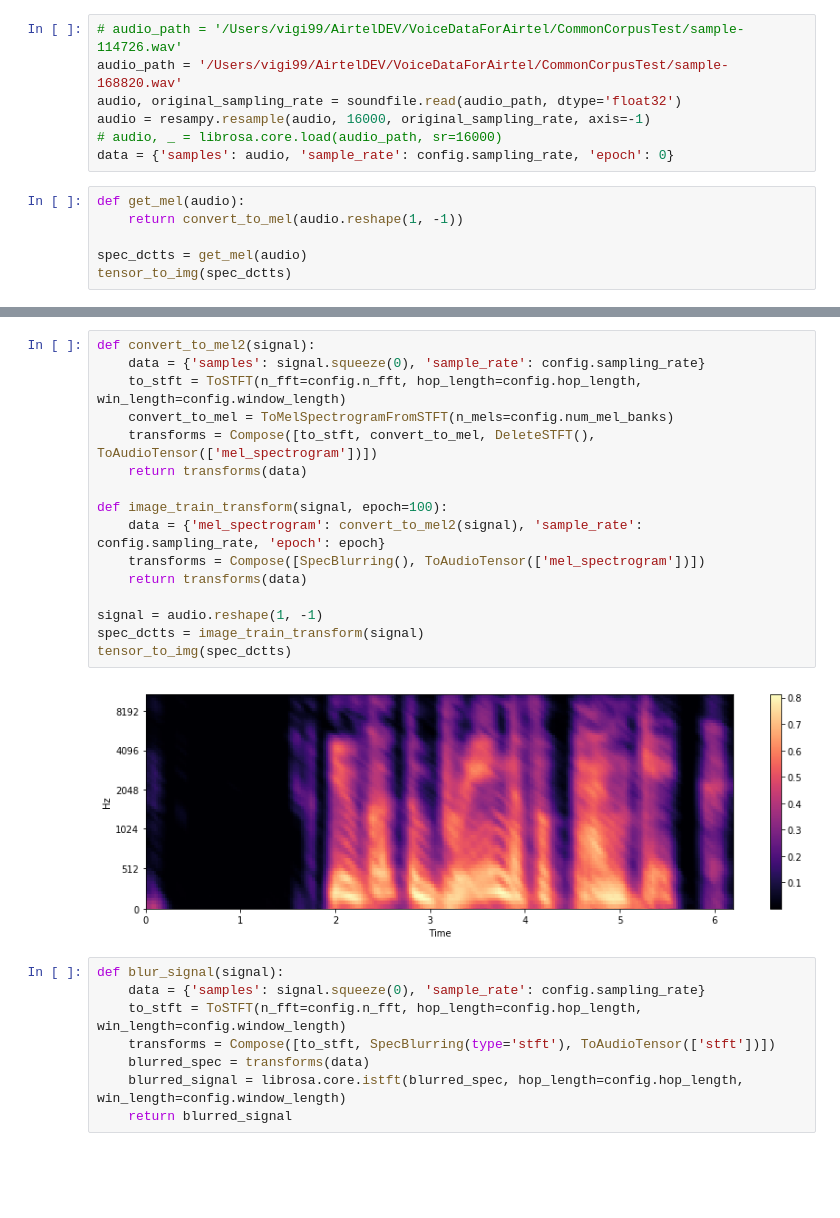
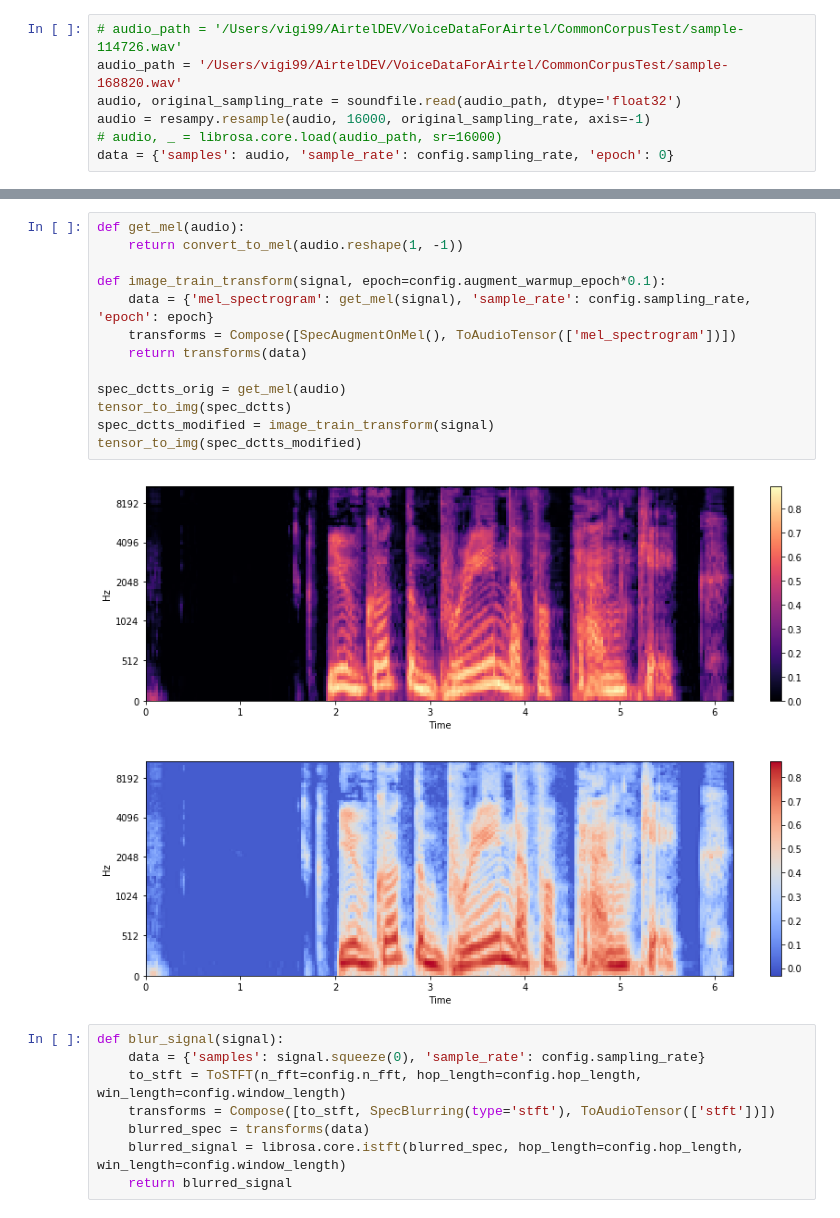
Before and after one commit to SABER-labs/SABER, a Jupyter notebook: SpecAugment Analysis.ipynb, the cells around one changed output, grey strips where cells are left out. Drawn from its saved outputs; the diff is of its cells as text; blank space fills up the shorter version.

```diff
--- a/SpecAugment Analysis.ipynb
+++ b/SpecAugment Analysis.ipynb
@@ -32,9 +24,3 @@ audio, original_sampling_rate = soundfile.read(audio_path, dtype='float32')
 audio = resampy.resample(audio, 16000, original_sampling_rate, axis=-1)
 # audio, _ = librosa.core.load(audio_path, sr=16000)
 data = {'samples': audio, 'sample_rate': config.sampling_rate, 'epoch': 0}
-# %%
-def get_mel(audio):
-    return convert_to_mel(audio.reshape(1, -1))
-
-spec_dctts = get_mel(audio)
-tensor_to_img(spec_dctts)
@@ -43,21 +27,19 @@ tensor_to_img(spec_dctts)
 # %%
-def convert_to_mel2(signal):
-    data = {'samples': signal.squeeze(0), 'sample_rate': config.sampling_rate}
-    to_stft = ToSTFT(n_fft=config.n_fft, hop_length=config.hop_length, win_length=config.window_length)
-    convert_to_mel = ToMelSpectrogramFromSTFT(n_mels=config.num_mel_banks)
-    transforms = Compose([to_stft, convert_to_mel, DeleteSTFT(), ToAudioTensor(['mel_spectrogram'])])
+def get_mel(audio):
+    return convert_to_mel(audio.reshape(1, -1))
+
+def image_train_transform(signal, epoch=config.augment_warmup_epoch*0.1):
+    data = {'mel_spectrogram': get_mel(signal), 'sample_rate': config.sampling_rate, 'epoch': epoch}
+    transforms = Compose([SpecAugmentOnMel(), ToAudioTensor(['mel_spectrogram'])])
     return transforms(data)
 
-def image_train_transform(signal, epoch=100):
-    data = {'mel_spectrogram': convert_to_mel2(signal), 'sample_rate': config.sampling_rate, 'epoch': epoch}
-    transforms = Compose([SpecBlurring(), ToAudioTensor(['mel_spectrogram'])])
-    return transforms(data)
-
-signal = audio.reshape(1, -1)
-spec_dctts = image_train_transform(signal)
+spec_dctts_orig = get_mel(audio)
 tensor_to_img(spec_dctts)
+spec_dctts_modified = image_train_transform(signal)
+tensor_to_img(spec_dctts_modified)
 # %% [output]
-[figure, old version]
+[figure, new version]
+[figure, added]
 # %%
 def blur_signal(signal):
     data = {'samples': signal.squeeze(0), 'sample_rate': config.sampling_rate}
```
Also changed, not shown: parts of 2 cells of this notebook, 12 other files.
